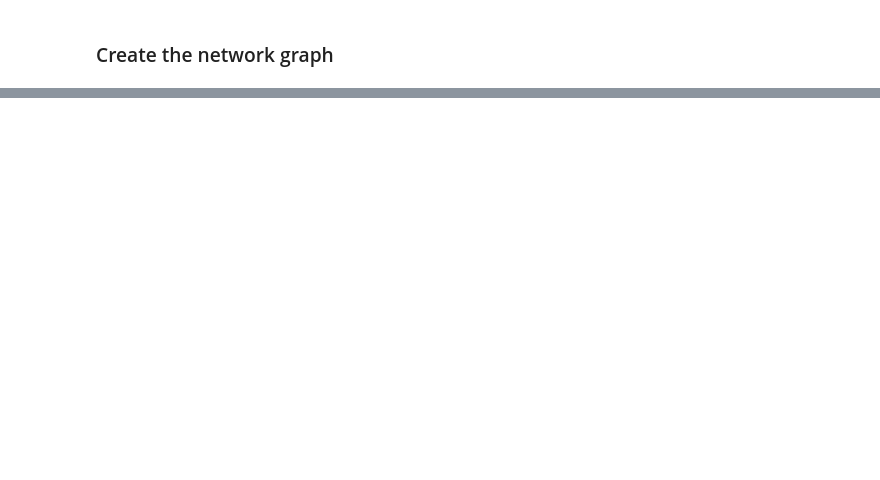
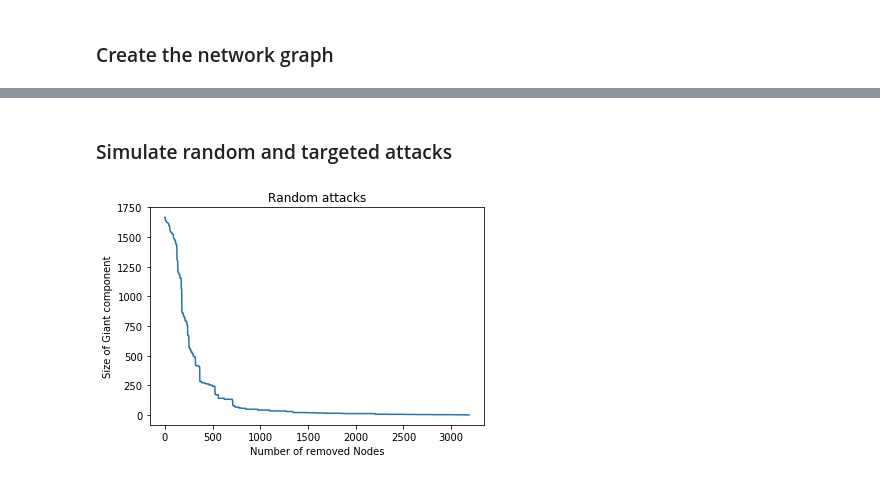
Before and after one commit to mathiasluethi/network-science-final-project, a Jupyter notebook: Network Science Final Project.ipynb, the cells around one changed output, grey strips where cells are left out. Drawn from its saved outputs; the diff is of its cells as text; code cells hidden in the pictures; blank space fills up the shorter version.

```diff
--- a/Network Science Final Project.ipynb
+++ b/Network Science Final Project.ipynb
@@ -65,0 +125,41 @@ plt.show()
+# %% [markdown]
+### Simulate random and targeted attacks
+# %%
+def random_attacks(G):
+    temp = G.copy()
+    connected_component_sizes = []
+    while nx.number_of_nodes(temp) > 1:
+        node_list = temp.nodes()
+        to_delete = random.choice(list(node_list))
+        temp.remove_node(to_delete)
+
+        largest_cc = len(max(nx.connected_components(temp), key=len))
+        connected_component_sizes.append(largest_cc)
+
+    plt.plot(range(len(connected_component_sizes)),connected_component_sizes)
+    plt.title("Random attacks")
+    plt.ylabel("Size of Giant component")
+    plt.xlabel("Number of removed Nodes")
+    plt.show()
+
+def targeted_attacks(G):
+    temp = G.copy()
+    connected_component_sizes = []
+    node_degrees = nx.degree_centrality(temp)
+    sorted_node_degrees = sorted(temp.nodes(), key=lambda n: node_degrees[n])
+    while nx.number_of_nodes(temp) > 1:
+        temp.remove_node(sorted_node_degrees.pop())
+        largest_cc = len(max(nx.connected_components(temp), key=len))
+        connected_component_sizes.append(largest_cc)
+
+    plt.plot(range(len(connected_component_sizes)),connected_component_sizes)
+    plt.title("Targeted attacks")
+    plt.ylabel("Size of Giant component")
+    plt.xlabel("Number of removed Nodes")
+    plt.show()
+# %%
+#Incluence of Random or targeted attacks on the remaining size of the Giant component
+random_attacks(G)
+targeted_attacks(G)
+# %% [output]
+[figure, added]
```
Also changed, not shown: parts of 10 cells of this notebook.
